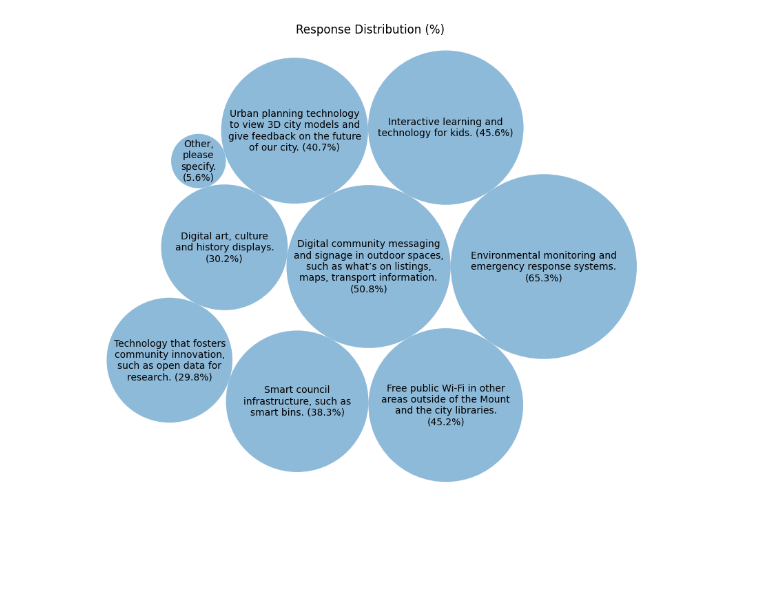
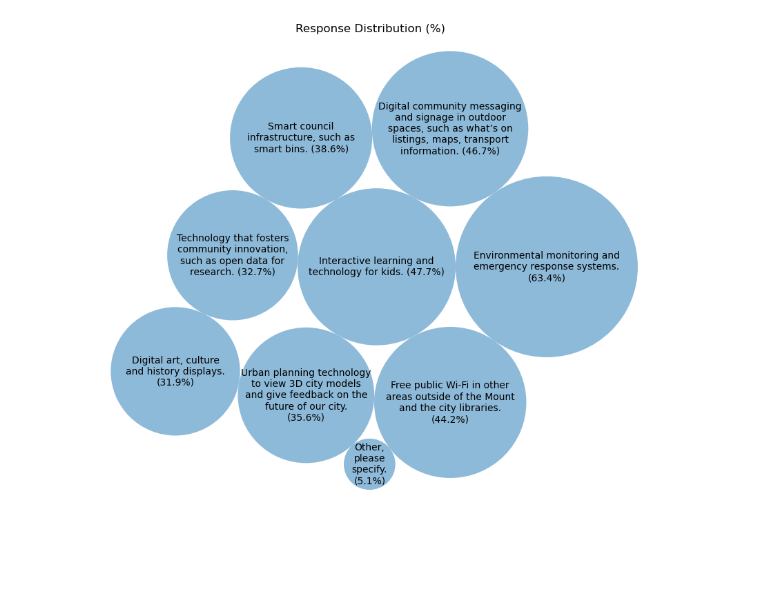
Before and after one commit to cybnz/SurveyVisualisation, a Jupyter notebook: word_cloud.ipynb, the cells around one changed output. Cells and saved outputs as stored; diff of their text form; code cells hidden in the pictures.

Commit message:
Word cloud for visualise_column can be population representative

```diff
--- a/word_cloud.ipynb
+++ b/word_cloud.ipynb
@@ -5,7 +5,7 @@ import matplotlib.pyplot as plt
 import circlify
 import textwrap
 
-def visualise_column(df, column_name):
+def visualise_column(df, column_name, pop_rep=False):
     """
     Visualises a single column (with comma-separated values) as bubbles based on the frequency of the entries.
     """
@@ -24,9 +24,66 @@ def visualise_column(df, column_name):
     # Count the occurrences of each unique entry
     column_counts = simplified_column.value_counts()
 
+    if pop_rep is True:
+        age_column_counts = count_categories_by_age(df, column_name, 'Q26 - Age: *')
+
+        weighted_column_counts = weight_counts(age_column_counts, 'Q26 - Age: *')
+        column_counts = weighted_column_counts.groupby(column_name).sum()['count'].sort_values(ascending=False)
+
     # Generate the circles and plot
     circles, labels, column_counts, ax = setup_plot('Response Distribution (%)', column_counts)
     render_circles(circles, labels, column_counts, ax, 'percentage')
+
+def count_categories_by_age(df, response_column, age_column):
+    # Make a copy of the DataFrame
+    df_clean = df.copy()
+    df_clean = df_clean[[response_column, age_column]]
+    df_clean = df_clean.loc[~df_clean[age_column].isin(['Under 16', 'Prefer not to say'])]
+
+    # Remove the "Other, please specify.," text if present
+    df_clean[response_column] = df_clean[response_column].str.replace('Other, please specify.,', '', regex=False)
+
+    # Split the responses into a list; the regex accounts for comma separation with/without whitespace
+    df_clean['response_list'] = df_clean[response_column].str.split(r'\s,|(?<=[a-zA-Z.]),(?=[a-zA-Z])')
+
+    # Explode the list so that each response is its own row, keeping the corresponding age
+    df_exploded = df_clean.explode('response_list')
+
+    # Strip any extra whitespace and simplify the text (assuming simplify_text is defined)
+    df_exploded[response_column] = df_exploded['response_list'].str.strip().apply(simplify_text)
+
+    # Group by age and response, then count the occurrences
+    grouped_counts = (
+        df_exploded.groupby([age_column, response_column])
+                  .size()
+                  .reset_index(name='count')
+    )
+
+    return grouped_counts
+
+def weight_counts(age_column_counts, age_column):
+    population_proportions = {
+        '16-24': 0.1362463486,
+        '25-34': 0.1661635833,
+        '35-44': 0.1630233690,
+        '45-54': 0.1511927945,
+        '55-64': 0.1359785784,
+        '65-74': 0.1206426485,
+        '75-84': 0.0901411880,
+        '85+': 0.0335199611
+    }
+
+    # Calculate sample counts per age bracket
+    sample_counts = age_column_counts.groupby(age_column)['count'].sum() / age_column_counts['count'].sum()
+
+    # Compute weights
+    weights = {age: population_proportions.get(age, 0) / sample_counts.get(age, 1)
+               for age in population_proportions.keys()}
+
+    # Apply weights to each row
+    age_column_counts['count'] = age_column_counts.apply(lambda row: row['count'] * weights.get(row[age_column], 1), axis=1)
+
+    return age_column_counts
 
 # Function to process and simplify each technology entry
 def simplify_text(text):
@@ -137,10 +194,10 @@ def visualise_ranked_columns(df, columns):
     render_circles(circles, labels, column_counts, ax, 'ranking')
 
 # # Read the CSV file (replace with the correct path)
-df = pd.read_csv('data/all-responses.csv')
-
-# Visualise the single-column data (comma-separated values)
-# visualise_column(df, 'Q4 - What technology would you like to see more of in our community? *\n\nPlease t...')
+# df = pd.read_csv('data/all-responses.csv')
+#
+# # Visualise the single-column data (comma-separated values)
+# visualise_column(df, 'Q4 - What technology would you like to see more of in our community? *\n\nPlease t...', True)
 #
 # # List of columns representing rankings
 # columns = ['Q21_1 - Roads, footpaths, and cycle ways. ',
@@ -157 +231 @@ df = pd.read_csv('data/all-responses.csv')
-[figure, old version]
+[figure, new version]
```
Also changed, not shown: parts of 1 cell of this notebook, 3 other files.
